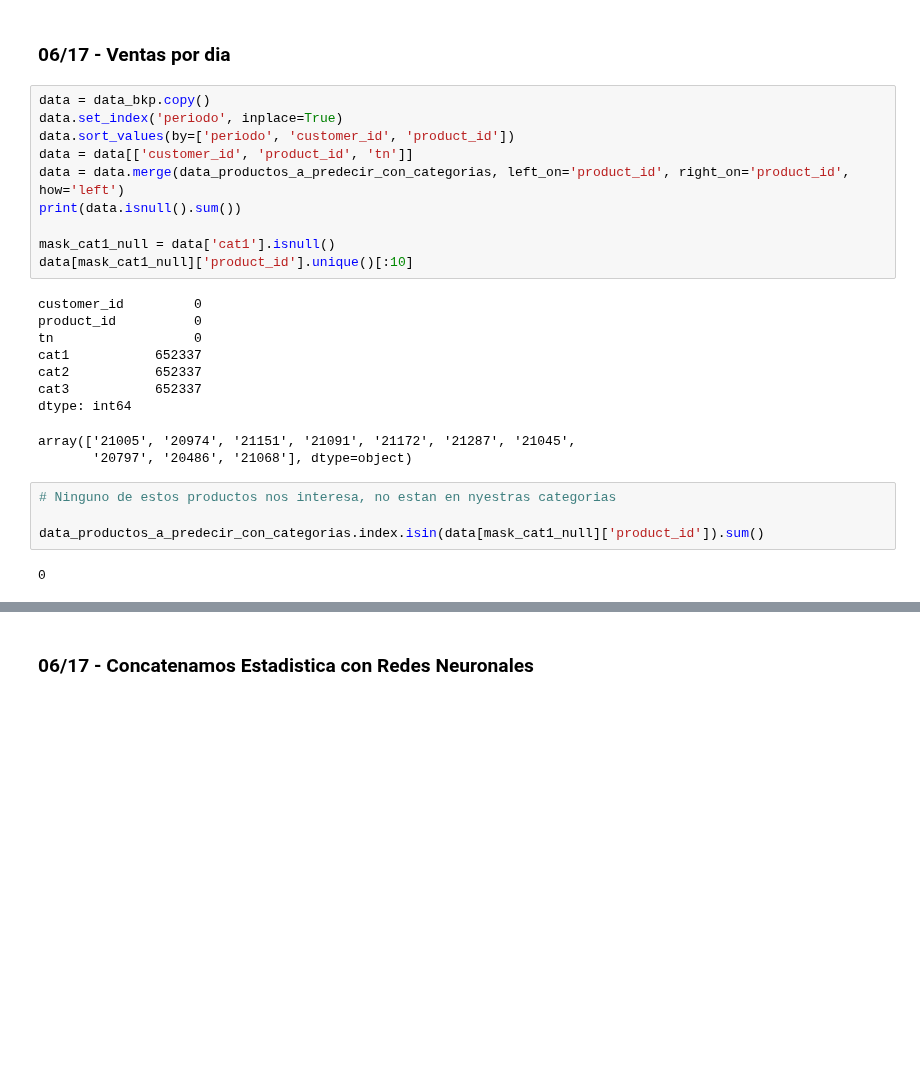
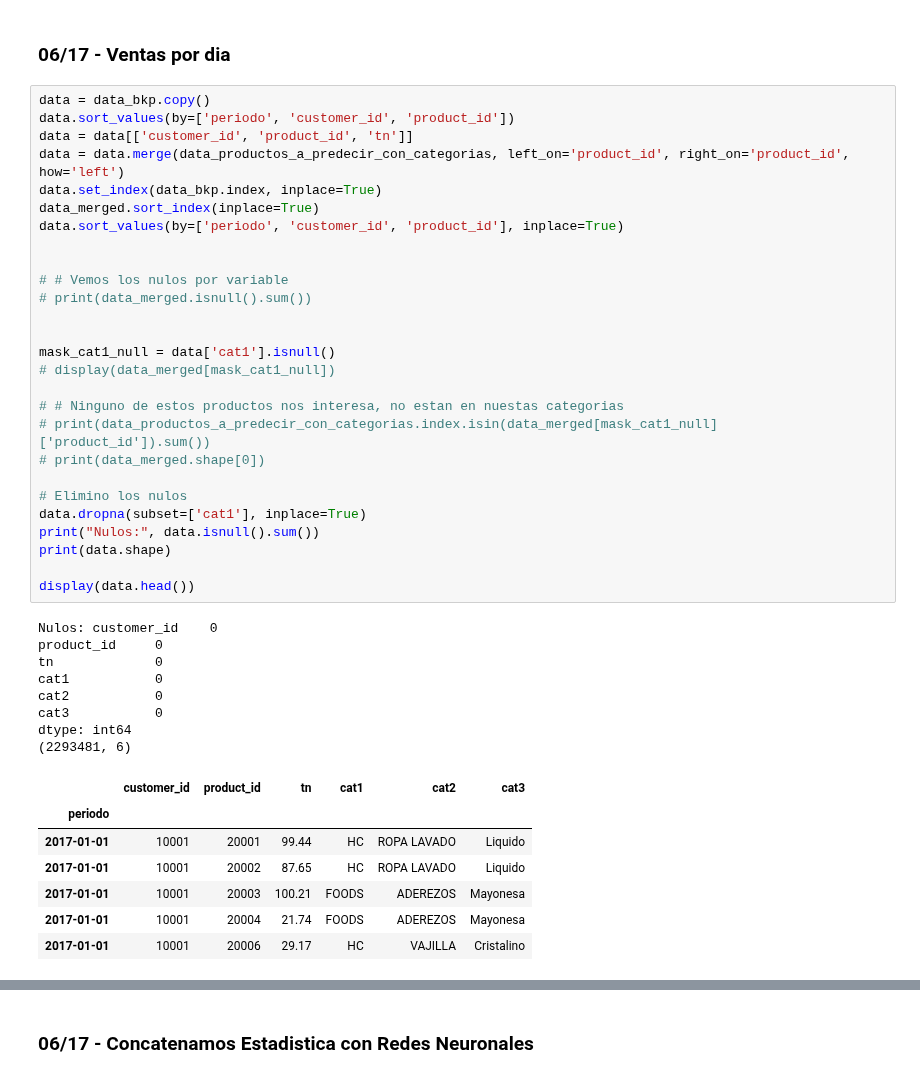
Before and after one commit to AndresMontesDeOca/Laboratorio3, a Jupyter notebook: Kaggle.ipynb, the cells around one changed output, grey strips where cells are left out. Saved outputs shown, nothing was run; the diff lists cells and outputs as text; blank space fills up the shorter version.

```diff
--- a/Kaggle.ipynb
+++ b/Kaggle.ipynb
@@ -993,27 +994,44 @@ plt.show()
 ### 06/17 - Ventas por dia
 # %%
 data = data_bkp.copy()
-data.set_index('periodo', inplace=True)
 data.sort_values(by=['periodo', 'customer_id', 'product_id'])
 data = data[['customer_id', 'product_id', 'tn']]
 data = data.merge(data_productos_a_predecir_con_categorias, left_on='product_id', right_on='product_id', how='left')
-print(data.isnull().sum())
+data.set_index(data_bkp.index, inplace=True)
+data_merged.sort_index(inplace=True)
+data.sort_values(by=['periodo', 'customer_id', 'product_id'], inplace=True)
+
+
+# # Vemos los nulos por variable
+# print(data_merged.isnull().sum())
+
 
 mask_cat1_null = data['cat1'].isnull()
-data[mask_cat1_null]['product_id'].unique()[:10]
+# display(data_merged[mask_cat1_null])
+
+# # Ninguno de estos productos nos interesa, no estan en nuestas categorias
+# print(data_productos_a_predecir_con_categorias.index.isin(data_merged[mask_cat1_null]['product_id']).sum())
+# print(data_merged.shape[0])
+
+# Elimino los nulos
+data.dropna(subset=['cat1'], inplace=True)
+print("Nulos:", data.isnull().sum())
+print(data.shape)
+
+display(data.head())
 # %% [output]
-customer_id         0
-product_id          0
-tn                  0
-cat1           652337
-cat2           652337
-cat3           652337
+Nulos: customer_id    0
+product_id     0
+tn             0
+cat1           0
+cat2           0
+cat3           0
 dtype: int64
+(2293481, 6)
-array(['21005', '20974', '21151', '21091', '21172', '21287', '21045',
-       '20797', '20486', '21068'], dtype=object)
+|  | customer_id | product_id | tn | cat1 | cat2 | cat3 |
+| periodo |  |  |  |  |  |  |
+| 2017-01-01 | 10001 | 20001 | 99.44 | HC | ROPA LAVADO | Liquido |
+| 2017-01-01 | 10001 | 20002 | 87.65 | HC | ROPA LAVADO | Liquido |
+| 2017-01-01 | 10001 | 20003 | 100.21 | FOODS | ADEREZOS | Mayonesa |
+| 2017-01-01 | 10001 | 20004 | 21.74 | FOODS | ADEREZOS | Mayonesa |
+| 2017-01-01 | 10001 | 20006 | 29.17 | HC | VAJILLA | Cristalino |
-# %%
-# Ninguno de estos productos nos interesa, no estan en nyestras categorias
-
-data_productos_a_predecir_con_categorias.index.isin(data[mask_cat1_null]['product_id']).sum()
-# %% [output]
-0
```
Also changed, not shown: parts of 2 cells of this notebook.
